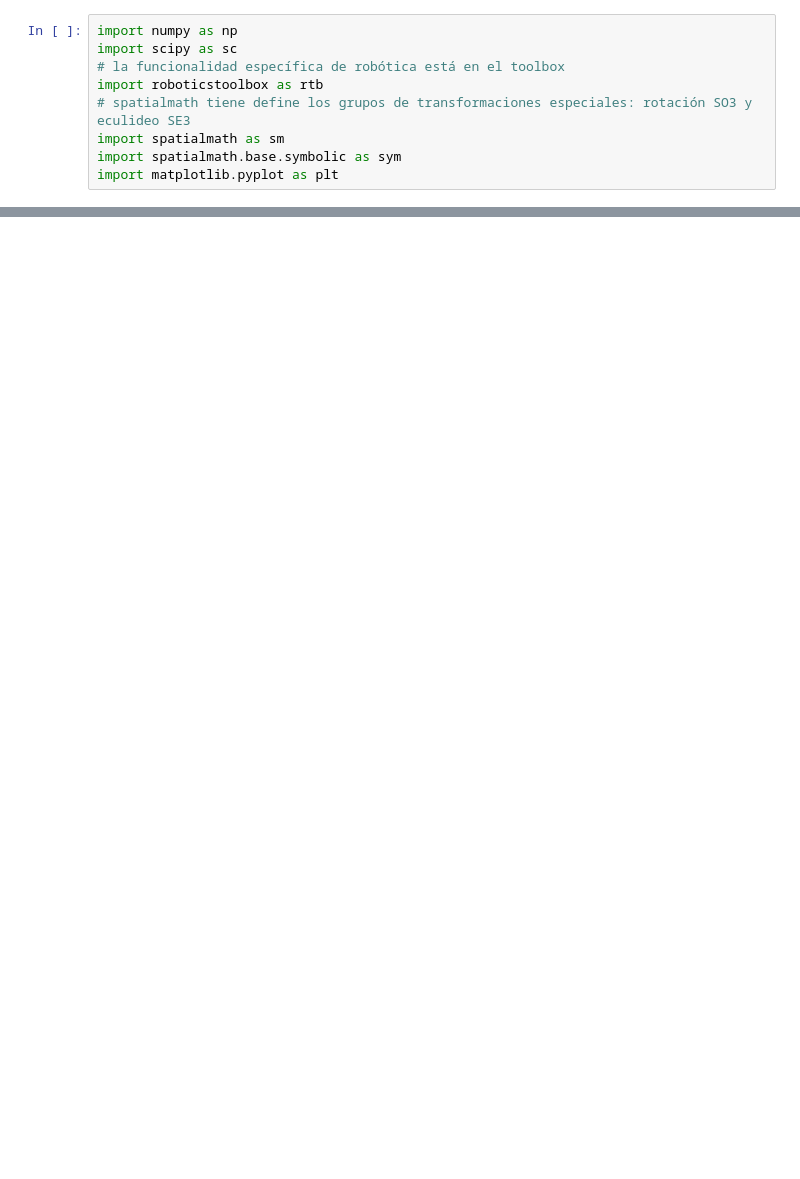
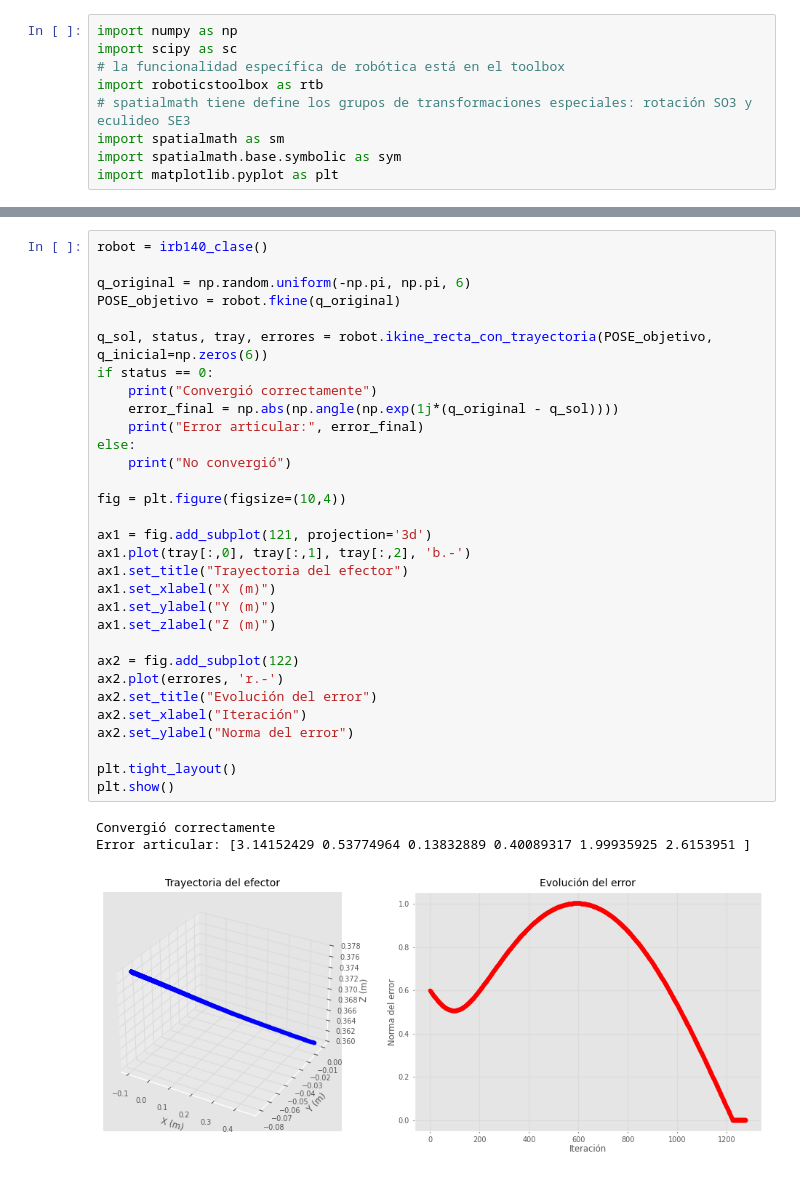
Before and after one commit to G-Leonel-6/Robotica_industrial, a Jupyter notebook: algoritmo.ipynb, the cells around one changed output, grey strips where cells are left out. Cells and saved outputs as stored; diff of their text form; blank space fills up the shorter version.

```diff
--- a/algoritmo.ipynb
+++ b/algoritmo.ipynb
@@ -213,0 +374,35 @@ array([  -2.34595943,    1.09172846,   -2.95199043, -152.32478345,
+# %%
+robot = irb140_clase()
+
+q_original = np.random.uniform(-np.pi, np.pi, 6)
+POSE_objetivo = robot.fkine(q_original)
+
+q_sol, status, tray, errores = robot.ikine_recta_con_trayectoria(POSE_objetivo, q_inicial=np.zeros(6))
+if status == 0:
+    print("Convergió correctamente")
+    error_final = np.abs(np.angle(np.exp(1j*(q_original - q_sol))))
+    print("Error articular:", error_final)
+else:
+    print("No convergió")
+
+fig = plt.figure(figsize=(10,4))
+
+ax1 = fig.add_subplot(121, projection='3d')
+ax1.plot(tray[:,0], tray[:,1], tray[:,2], 'b.-')
+ax1.set_title("Trayectoria del efector")
+ax1.set_xlabel("X (m)")
+ax1.set_ylabel("Y (m)")
+ax1.set_zlabel("Z (m)")
+
+ax2 = fig.add_subplot(122)
+ax2.plot(errores, 'r.-')
+ax2.set_title("Evolución del error")
+ax2.set_xlabel("Iteración")
+ax2.set_ylabel("Norma del error")
+
+plt.tight_layout()
+plt.show()
+# %% [output]
+Convergió correctamente
+Error articular: [3.14152429 0.53774964 0.13832889 0.40089317 1.99935925 2.6153951 ]
+[figure, added]
```
Also changed, not shown: parts of 6 cells of this notebook.
